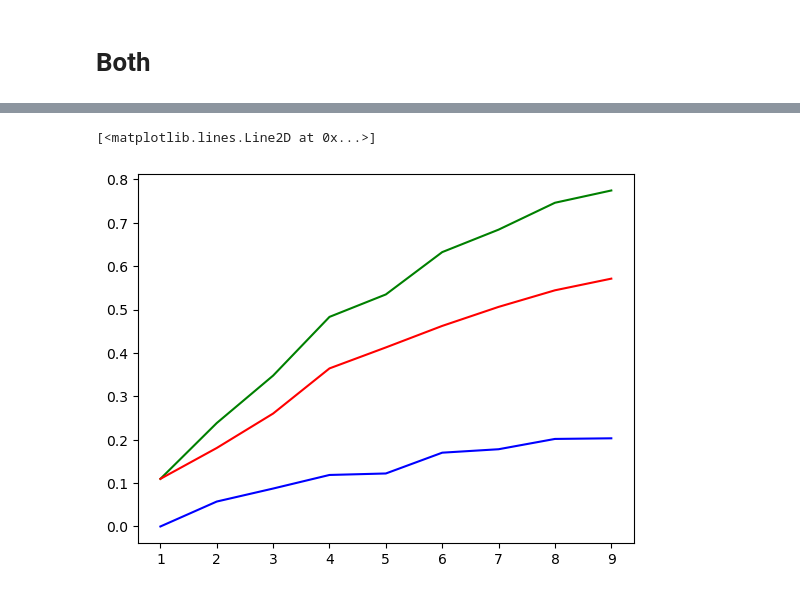
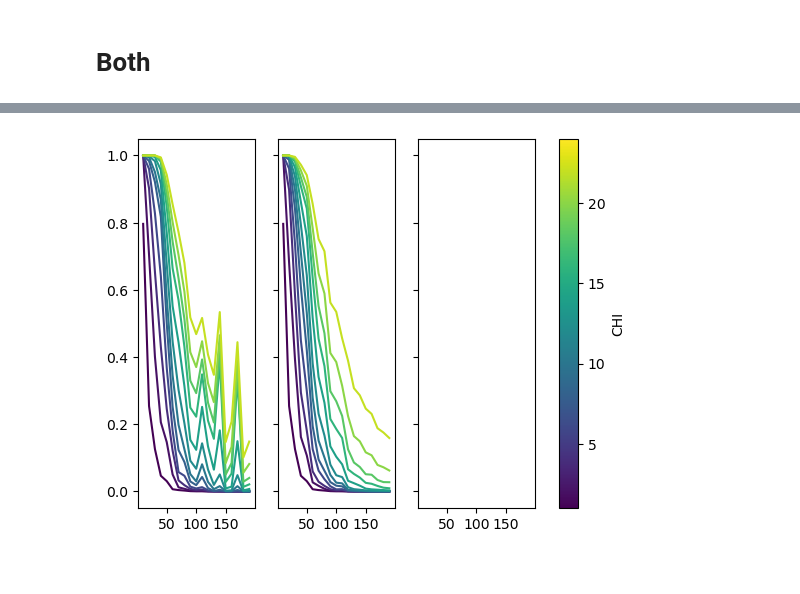
Before and after one commit to quantum-brutus/Tensor_Networks_topology, a Jupyter notebook: random_tree_benchmark.ipynb, the cells around one changed output, grey strips where cells are left out. Drawn from its saved outputs; the diff is of its cells as text; code cells hidden in the pictures.

Commit message:
better plotting

```diff
--- a/random_tree_benchmark.ipynb
+++ b/random_tree_benchmark.ipynb
@@ -611,8 +611,8 @@ def replicate_circ(circ,tree,trad_dic):
 tree_fidelity_values = []
 mps_fidelity_values = []
 diff_values = []
-chi_range = range(1,25)
-N_gate_range = range(10,200,10)
+chi_range = range(10,34,2)
+N_gate_range = range(70,150,10)
 
 nb_moy = 10
 
@@ -737,45 +761,41 @@ Text(0.5, 0.92, 'mps mem usage')
 # %%
-tree_fidelity_values = []
-mps_fidelity_values = []
-diff_values = []
-chi_range = range(1,15)
-N_gate_range = range(10,80,10)
+import matplotlib.cm as cm
+import matplotlib.colors as mcolors
 
-nb_moy = 20
+results = np.loadtxt('results_chi_1-25_N_10-200.txt')
 
-results2 = []
-chi_tree_moy_dic = {}
-chi_mps_moy_dic = {}
+N,CHI,RES_tree,RES_mps,MEM_tree,MEM_mps = zip(*results)
 
-mem_tree_moy_dic = {}
-mem_mps_moy_dic = {}
+chi_range = range(int(np.min(CHI)),int(np.max(CHI))+1,int(CHI[1]-CHI[0]))
+N_gate_range = range(int(np.min(N)),int(np.max(N))+1,int(N[len(chi_range)]-N[0]))
 
-N_qubits = 15
+# RES = np.array(RES).reshape(len(N),len(CHI))
+N = np.array(N).reshape(len(N_gate_range),len(chi_range))
+CHI = np.array(CHI).reshape(len(N_gate_range),len(chi_range))
+RES_tree = np.array(RES_tree).reshape(len(N_gate_range),len(chi_range))
+RES_mps = np.array(RES_mps).reshape(len(N_gate_range),len(chi_range))
+MEM_tree = np.array(MEM_tree).reshape(len(N_gate_range),len(chi_range))
+MEM_mps = np.array(MEM_mps).reshape(len(N_gate_range),len(chi_range))
 
-for chi in chi_range:
-    chi_mps_moy_dic[chi] = []
-    chi_tree_moy_dic[chi] = []
-    mem_mps_moy_dic[chi] = []
-    mem_tree_moy_dic[chi] = []
+RES_diff = np.subtract(RES_tree,RES_mps)
+MEM_diff = -np.subtract(MEM_tree,MEM_mps)
 
-for i in tqdm(range(nb_moy)):
-    # circ = generate_random_entangled_circuits(num_qubits=N_qubits,num_layers=2,plot=False)
-    circ = generate_random_circuit(num_qubits=N_qubits,num_gates=40,plot=False)
+fig, axes = plt.subplots(1,3,sharex=True,sharey=True)
 
-    for chi in chi_range:
-        tree_fidelity,mps_fidelity,mem_tree,mem_mps = test_tree_mps(circ = circ,n_qb=N_qubits,max_bond=chi,return_memory=True)
-        chi_tree_moy_dic[chi].append(tree_fidelity)
-        chi_mps_moy_dic[chi].append(mps_fidelity)
-        mem_tree_moy_dic[chi].append(mem_tree)
-        mem_mps_moy_dic[chi].append(mem_mps)
+cmap = cm.viridis
+norm = mcolors.Normalize(vmin=np.min(CHI), vmax=np.max(CHI))
+sm = cm.ScalarMappable(cmap=cmap, norm=norm)
 
-for chi in chi_range:
-    results2.append((chi,np.mean(chi_tree_moy_dic[chi]),np.mean(chi_mps_moy_dic[chi]),np.mean(mem_tree_moy_dic[chi]),np.mean(mem_mps_moy_dic[chi])))
+step = 2
+
+for chi in range(0,len(CHI[0]),step):
+    color = cmap(norm(chi))
+    axes[0].plot(N.T[chi],RES_tree.T[chi],color=color)
+
+for chi in range(0,len(CHI[0]),step):
+    color = cmap(norm(chi))
+    axes[1].plot(N.T[chi],RES_mps.T[chi],color=color)
+
+cbar = plt.colorbar(mappable = sm, ax = axes,label='CHI')
+# %% [output]
+[figure, added]
-# %%
-CHI,RES_tree,RES_mps,MEM_tree,MEM_mps = zip(*results2)
-plt.plot(CHI,RES_tree,color='g')
-plt.plot(CHI,RES_mps,color='r')
-plt.plot(CHI,np.subtract(RES_tree,RES_mps),color='b')
-# %% [output]
-[<matplotlib.lines.Line2D at 0x...>]
-[figure, removed]
```
Also changed, not shown: parts of 5 cells of this notebook, 3 other files.
